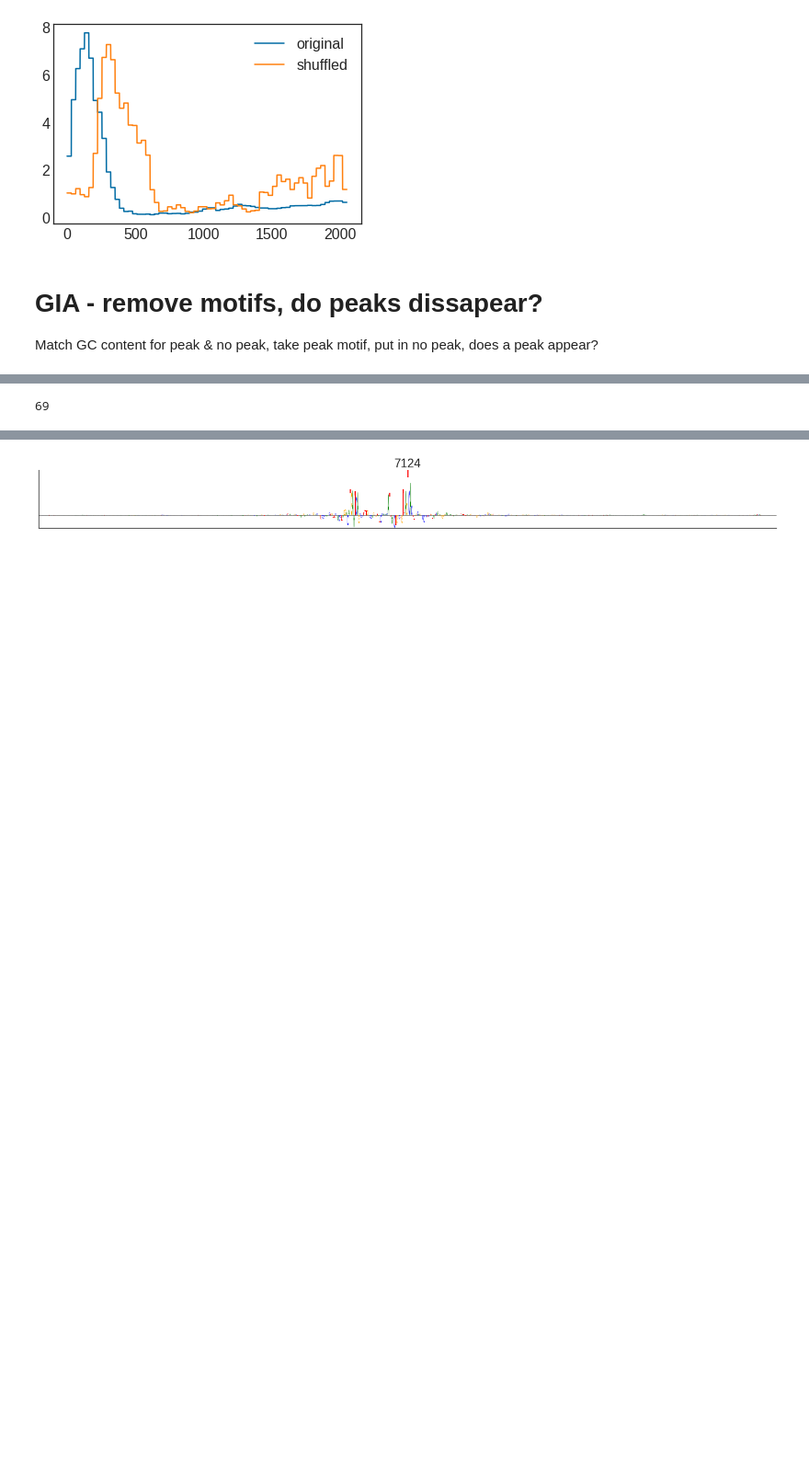
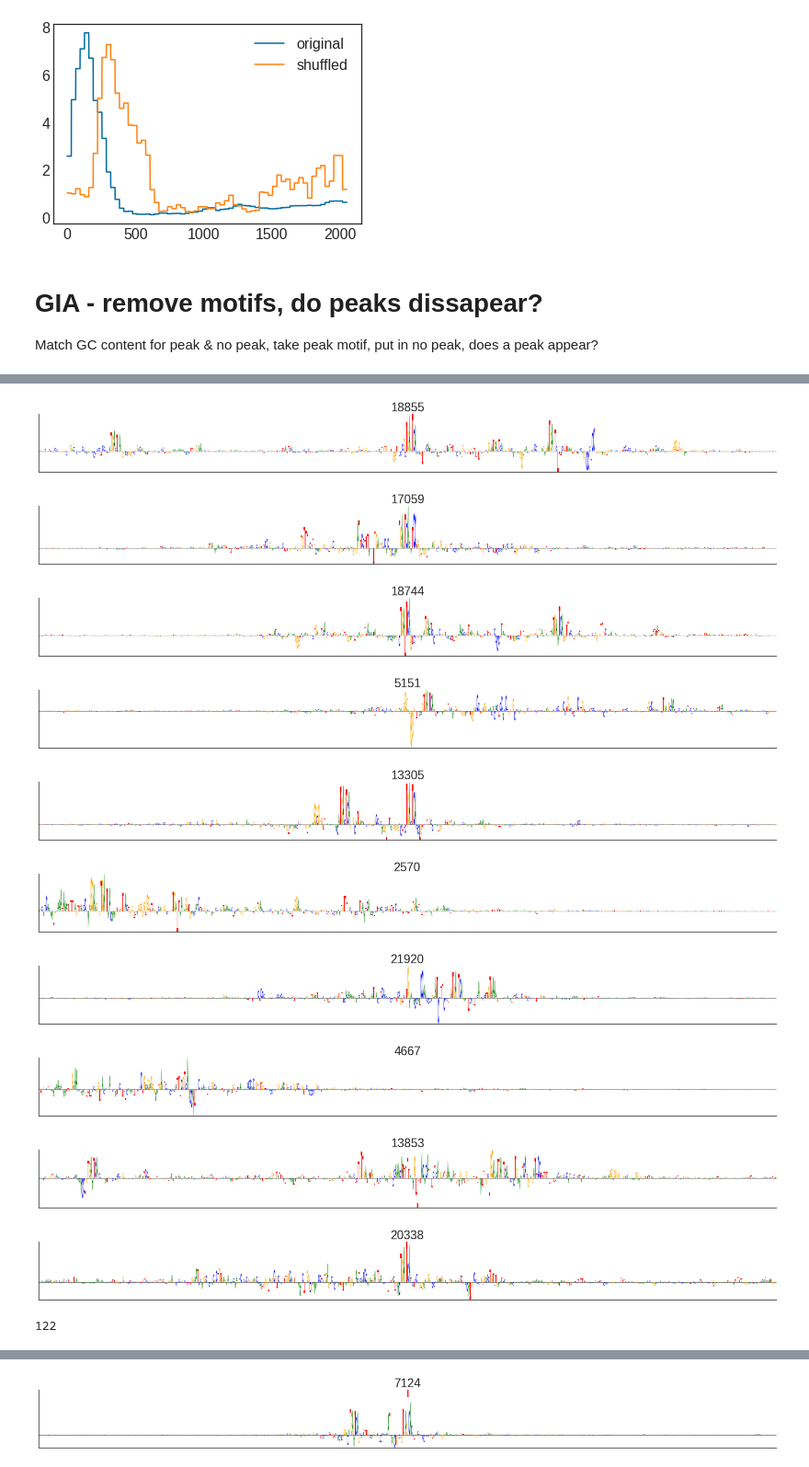
Before and after one commit to amberT15/QuantPred, a Jupyter notebook: seamonster/seamonster_GIA.ipynb, the cells around one changed output, grey strips where cells are left out. Shown at 92% size. Saved outputs shown, nothing was run; the diff lists cells and outputs as text; code cells hidden in the pictures; blank space fills up the shorter version.

```diff
--- a/seamonster/seamonster_GIA.ipynb
+++ b/seamonster/seamonster_GIA.ipynb
@@ -317,16 +312,3 @@ plt.title('shuffled sequence')
 # %% [markdown]
 # GIA - remove motifs, do peaks dissapear?
 Match GC content for peak & no peak, take peak motif, put in no peak, does a peak appear?
-# %%
-# select sequences
-N = 100
-top_N = np.argpartition(thresholded_Y.max(axis=1), -N)[-N:]
-# top_n = thresholded_Y.shape[0]
-included_indx = []
-# for each sequence decide if good enough
-for i in top_N:
-    pr = pearsonr(thresholded_Y[i].reshape(2048//bin_size, bin_size).mean(axis=-1), predictions[i,:,cell_line])[0]
-    pos, _ = find_motif(['TGA.TCA'], onehot_to_str(thresholded_X[i]))[0]
-    if (thresholded_Y[i]>5).any() and (predictions[i,:,cell_line]>5).any() and pr>0.8: #and pos:
-#     if (thresholded_Y[i]<5).all() and (predictions[i,:,cell_line]<5).all():
-        included_indx.append(i)
@@ -332,0 +343,26 @@ for i in top_N:
+# %%
+# select sequences based on seamonster regions
+for mask, label,_ in conditions:
+    if label == 'left IDR':
+        left_N = np.argwhere(mask.values).flatten()
+left_idr_indx = np.argwhere((mse[left_N]<6) & (pr[left_N]>0.95)).flatten()
+# %%
+np.random.seed(42)
+for i in np.random.choice(left_idr_indx, 10, replace=False):
+
+    X_sample = np.expand_dims(thresholded_X[i], axis=0)
+    saliency_scores = explainer.saliency_maps(X_sample)
+    # plot attribution maps in a narrow range about max saliency value
+    explain.plot_saliency_logos(saliency_scores, X_sample, window=256)
+    plt.title(str(i))
+# %% [output]
+[figure, added]
+[figure, added]
+[figure, added]
+[figure, added]
+[figure, added]
+[figure, added]
+[figure, added]
+[figure, added]
+[figure, added]
+[figure, added]
@@ -333,4 +376,4 @@ for i in top_N:
 # %%
-len(included_indx)
+len(right_idr_indx)
 # %% [output]
-69
+122
```
Also changed, not shown: parts of 25 cells of this notebook.
